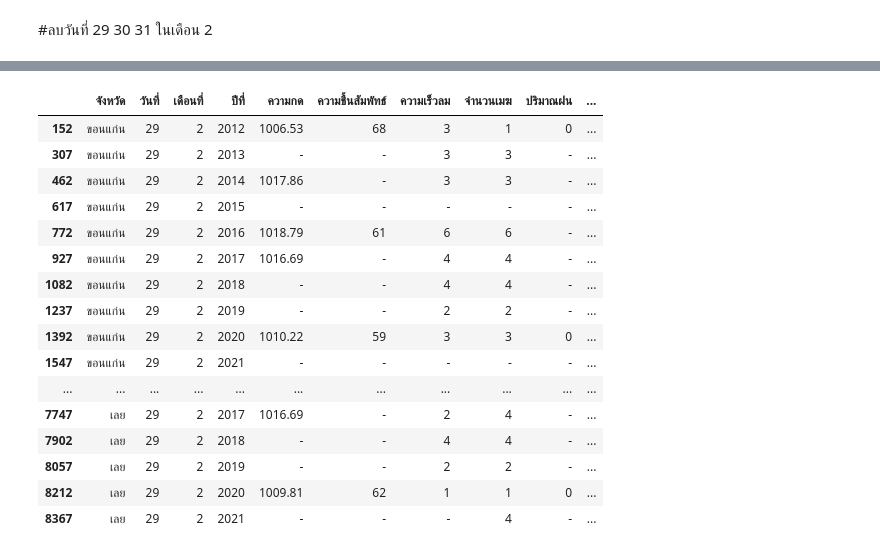
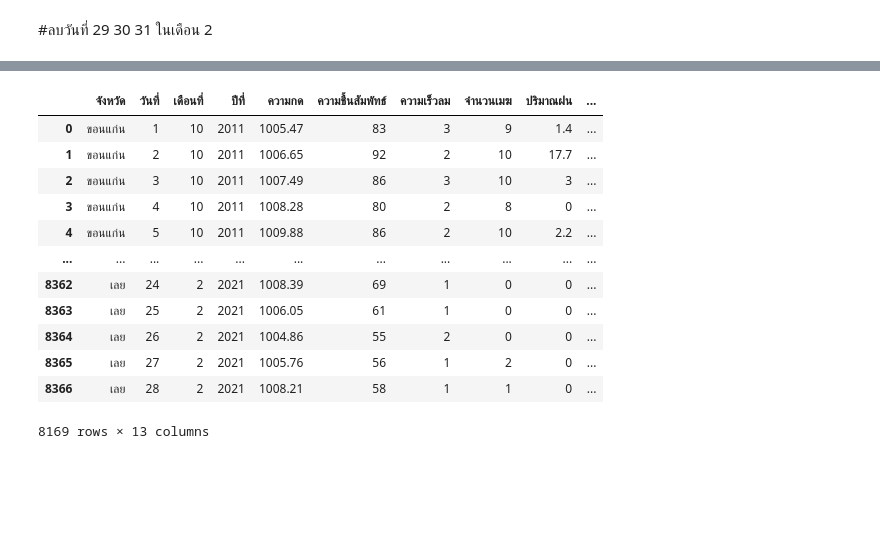
Before and after one commit to Kanchanasud/bsc_dpdm22, a Jupyter notebook: Quiz_Group_5_20_of_Midterm33.ipynb, the cells around one changed output, grey strips where cells are left out. Cells and saved outputs as stored; diff of their text form; code cells hidden in the pictures; blank space fills up the shorter version.

```diff
--- a/Quiz_Group_5_20_of_Midterm33.ipynb
+++ b/Quiz_Group_5_20_of_Midterm33.ipynb
@@ -515,11 +511,11 @@ rk
 # %% [markdown]
 #อุณหภูมิจุดน้ำค้าง(เซลเซียส)
 # %%
-KH6 = pd.read_excel('/content/drive/MyDrive/bsc_DPDM_data/อุตุ/อุณหภูมิจุดน้ำค้าง(เซลเซียส)/จ.ขอนแก่น.xlsx',sheet_name='Sheet1',skiprows=4).rename(columns={'Unnamed: 0' : 'ที่', 'Unnamed: 1' : 'สถานี', 'Unnamed: 2' : 'เดือน/ปี', 'Unnamed: 34' : 'อุณหภูมิจุดน้ำค้าง'})
-NA6 = pd.read_excel('/content/drive/MyDrive/bsc_DPDM_data/อุตุ/อุณหภูมิจุดน้ำค้าง(เซลเซียส)/จ.นครพนม.xlsx',sheet_name='Sheet1',skiprows=4).rename(columns={'Unnamed: 0' : 'ที่', 'Unnamed: 1' : 'สถานี', 'Unnamed: 2' : 'เดือน/ปี', 'Unnamed: 34' : 'อุณหภูมิจุดน้ำค้าง'})
-SA6 = pd.read_excel('/content/drive/MyDrive/bsc_DPDM_data/อุตุ/อุณหภูมิจุดน้ำค้าง(เซลเซียส)/จ.สกล.xlsx',sheet_name='Sheet1',skiprows=4).rename(columns={'Unnamed: 0' : 'ที่', 'Unnamed: 1' : 'สถานี', 'Unnamed: 2' : 'เดือน/ปี', 'Unnamed: 34' : 'อุณหภูมิจุดน้ำค้าง'})
-NO6 = pd.read_excel('/content/drive/MyDrive/bsc_DPDM_data/อุตุ/อุณหภูมิจุดน้ำค้าง(เซลเซียส)/จ.หนองคาย.xlsx',sheet_name='Sheet1',skiprows=4).rename(columns={'Unnamed: 0' : 'ที่', 'Unnamed: 1' : 'สถานี', 'Unnamed: 2' : 'เดือน/ปี', 'Unnamed: 34' : 'อุณหภูมิจุดน้ำค้าง'})
-LO6 = pd.read_excel('/content/drive/MyDrive/bsc_DPDM_data/อุตุ/อุณหภูมิจุดน้ำค้าง(เซลเซียส)/จ.เลย.xlsx',sheet_name='Sheet1',skiprows=4).rename(columns={'Unnamed: 0' : 'ที่', 'Unnamed: 1' : 'สถานี', 'Unnamed: 2' : 'เดือน/ปี', 'Unnamed: 34' : 'อุณหภูมิจุดน้ำค้าง'})
+KH6 = pd.read_excel('/content/drive/MyDrive/bsc_DMPM_data/อุตุ/อุณหภูมิจุดน้ำค้าง(เซลเซียส)/จ.ขอนแก่น.xlsx',sheet_name='Sheet1',skiprows=4).rename(columns={'Unnamed: 0' : 'ที่', 'Unnamed: 1' : 'สถานี', 'Unnamed: 2' : 'เดือน/ปี', 'Unnamed: 34' : 'อุณหภูมิจุดน้ำค้าง'})
+NA6 = pd.read_excel('/content/drive/MyDrive/bsc_DMPM_data/อุตุ/อุณหภูมิจุดน้ำค้าง(เซลเซียส)/จ.นครพนม.xlsx',sheet_name='Sheet1',skiprows=4).rename(columns={'Unnamed: 0' : 'ที่', 'Unnamed: 1' : 'สถานี', 'Unnamed: 2' : 'เดือน/ปี', 'Unnamed: 34' : 'อุณหภูมิจุดน้ำค้าง'})
+SA6 = pd.read_excel('/content/drive/MyDrive/bsc_DMPM_data/อุตุ/อุณหภูมิจุดน้ำค้าง(เซลเซียส)/จ.สกล.xlsx',sheet_name='Sheet1',skiprows=4).rename(columns={'Unnamed: 0' : 'ที่', 'Unnamed: 1' : 'สถานี', 'Unnamed: 2' : 'เดือน/ปี', 'Unnamed: 34' : 'อุณหภูมิจุดน้ำค้าง'})
+NO6 = pd.read_excel('/content/drive/MyDrive/bsc_DMPM_data/อุตุ/อุณหภูมิจุดน้ำค้าง(เซลเซียส)/จ.หนองคาย.xlsx',sheet_name='Sheet1',skiprows=4).rename(columns={'Unnamed: 0' : 'ที่', 'Unnamed: 1' : 'สถานี', 'Unnamed: 2' : 'เดือน/ปี', 'Unnamed: 34' : 'อุณหภูมิจุดน้ำค้าง'})
+LO6 = pd.read_excel('/content/drive/MyDrive/bsc_DMPM_data/อุตุ/อุณหภูมิจุดน้ำค้าง(เซลเซียส)/จ.เลย.xlsx',sheet_name='Sheet1',skiprows=4).rename(columns={'Unnamed: 0' : 'ที่', 'Unnamed: 1' : 'สถานี', 'Unnamed: 2' : 'เดือน/ปี', 'Unnamed: 34' : 'อุณหภูมิจุดน้ำค้าง'})
 
 KH6['จังหวัด'] = 'ขอนแก่น' #เพิ่มคอลัมน์จังหวัด
 NA6['จังหวัด'] = 'นครพนม'
@@ -592,11 +588,11 @@ tk
 # %% [markdown]
 #อุณหภูมิตุ้มแห้ง(เซลเซียส)
 # %%
-KH7 = pd.read_excel('/content/drive/MyDrive/bsc_DPDM_data/อุตุ/อุณหภูมิตุ้มแห้ง(เซลเซียส)/จ.ขอนแก่น.xlsx',sheet_name='Sheet1',skiprows=4).rename(columns={'Unnamed: 0' : 'ที่', 'Unnamed: 1' : 'สถานี', 'Unnamed: 2' : 'เดือน/ปี', 'Unnamed: 34' : 'อุณหภูมิตุ้ม'})
-NA7 = pd.read_excel('/content/drive/MyDrive/bsc_DPDM_data/อุตุ/อุณหภูมิตุ้มแห้ง(เซลเซียส)/จ.นครพนม.xlsx',sheet_name='Sheet1',skiprows=4).rename(columns={'Unnamed: 0' : 'ที่', 'Unnamed: 1' : 'สถานี', 'Unnamed: 2' : 'เดือน/ปี', 'Unnamed: 34' : 'อุณหภูมิตุ้ม'})
-SA7 = pd.read_excel('/content/drive/MyDrive/bsc_DPDM_data/อุตุ/อุณหภูมิตุ้มแห้ง(เซลเซียส)/จ.สกล.xlsx',sheet_name='Sheet1',skiprows=4).rename(columns={'Unnamed: 0' : 'ที่', 'Unnamed: 1' : 'สถานี', 'Unnamed: 2' : 'เดือน/ปี', 'Unnamed: 34' : 'อุณหภูมิตุ้ม'})
-NO7 = pd.read_excel('/content/drive/MyDrive/bsc_DPDM_data/อุตุ/อุณหภูมิตุ้มแห้ง(เซลเซียส)/จ.หนองคาย.xlsx',sheet_name='Sheet1',skiprows=4).rename(columns={'Unnamed: 0' : 'ที่', 'Unnamed: 1' : 'สถานี', 'Unnamed: 2' : 'เดือน/ปี', 'Unnamed: 34' : 'อุณหภูมิตุ้ม'})
-LO7 = pd.read_excel('/content/drive/MyDrive/bsc_DPDM_data/อุตุ/อุณหภูมิตุ้มแห้ง(เซลเซียส)/จ.เลย.xlsx',sheet_name='Sheet1',skiprows=4).rename(columns={'Unnamed: 0' : 'ที่', 'Unnamed: 1' : 'สถานี', 'Unnamed: 2' : 'เดือน/ปี', 'Unnamed: 34' : 'อุณหภูมิตุ้ม'})
+KH7 = pd.read_excel('/content/drive/MyDrive/bsc_DMPM_data/อุตุ/อุณหภูมิตุ้มแห้ง(เซลเซียส)/จ.ขอนแก่น.xlsx',sheet_name='Sheet1',skiprows=4).rename(columns={'Unnamed: 0' : 'ที่', 'Unnamed: 1' : 'สถานี', 'Unnamed: 2' : 'เดือน/ปี', 'Unnamed: 34' : 'อุณหภูมิตุ้ม'})
+NA7 = pd.read_excel('/content/drive/MyDrive/bsc_DMPM_data/อุตุ/อุณหภูมิตุ้มแห้ง(เซลเซียส)/จ.นครพนม.xlsx',sheet_name='Sheet1',skiprows=4).rename(columns={'Unnamed: 0' : 'ที่', 'Unnamed: 1' : 'สถานี', 'Unnamed: 2' : 'เดือน/ปี', 'Unnamed: 34' : 'อุณหภูมิตุ้ม'})
+SA7 = pd.read_excel('/content/drive/MyDrive/bsc_DMPM_data/อุตุ/อุณหภูมิตุ้มแห้ง(เซลเซียส)/จ.สกล.xlsx',sheet_name='Sheet1',skiprows=4).rename(columns={'Unnamed: 0' : 'ที่', 'Unnamed: 1' : 'สถานี', 'Unnamed: 2' : 'เดือน/ปี', 'Unnamed: 34' : 'อุณหภูมิตุ้ม'})
+NO7 = pd.read_excel('/content/drive/MyDrive/bsc_DMPM_data/อุตุ/อุณหภูมิตุ้มแห้ง(เซลเซียส)/จ.หนองคาย.xlsx',sheet_name='Sheet1',skiprows=4).rename(columns={'Unnamed: 0' : 'ที่', 'Unnamed: 1' : 'สถานี', 'Unnamed: 2' : 'เดือน/ปี', 'Unnamed: 34' : 'อุณหภูมิตุ้ม'})
+LO7 = pd.read_excel('/content/drive/MyDrive/bsc_DMPM_data/อุตุ/อุณหภูมิตุ้มแห้ง(เซลเซียส)/จ.เลย.xlsx',sheet_name='Sheet1',skiprows=4).rename(columns={'Unnamed: 0' : 'ที่', 'Unnamed: 1' : 'สถานี', 'Unnamed: 2' : 'เดือน/ปี', 'Unnamed: 34' : 'อุณหภูมิตุ้ม'})
 
 KH7['จังหวัด'] = 'ขอนแก่น' #เพิ่มคอลัมน์จังหวัด
 NA7['จังหวัด'] = 'นครพนม'
@@ -669,11 +665,11 @@ t2k
 # %% [markdown]
 #อุณหภูมิต่ำสุด(เซลเซียส)
 # %%
-KH8 = pd.read_excel('/content/drive/MyDrive/bsc_DPDM_data/อุตุ/อุณหภูมิต่ำสุด(เซลเซียส)/จ.ขอนแก่น.xlsx',sheet_name='Sheet1',skiprows=4).rename(columns={'Unnamed: 0' : 'ที่', 'Unnamed: 1' : 'สถานี', 'Unnamed: 2' : 'เดือน/ปี', 'Unnamed: 34' : 'อุณหภูมิต่ำสุด'})
-NA8 = pd.read_excel('/content/drive/MyDrive/bsc_DPDM_data/อุตุ/อุณหภูมิต่ำสุด(เซลเซียส)/จ.นครพนม.xlsx',sheet_name='Sheet1',skiprows=4).rename(columns={'Unnamed: 0' : 'ที่', 'Unnamed: 1' : 'สถานี', 'Unnamed: 2' : 'เดือน/ปี', 'Unnamed: 34' : 'อุณหภูมิต่ำสุด'})
-SA8 = pd.read_excel('/content/drive/MyDrive/bsc_DPDM_data/อุตุ/อุณหภูมิต่ำสุด(เซลเซียส)/จ.สกล.xlsx',sheet_name='Sheet1',skiprows=4).rename(columns={'Unnamed: 0' : 'ที่', 'Unnamed: 1' : 'สถานี', 'Unnamed: 2' : 'เดือน/ปี', 'Unnamed: 34' : 'อุณหภูมิต่ำสุด'})
-NO8 = pd.read_excel('/content/drive/MyDrive/bsc_DPDM_data/อุตุ/อุณหภูมิต่ำสุด(เซลเซียส)/จ.หนองคาย.xlsx',sheet_name='Sheet1',skiprows=4).rename(columns={'Unnamed: 0' : 'ที่', 'Unnamed: 1' : 'สถานี', 'Unnamed: 2' : 'เดือน/ปี', 'Unnamed: 34' : 'อุณหภูมิต่ำสุด'})
-LO8 = pd.read_excel('/content/drive/MyDrive/bsc_DPDM_data/อุตุ/อุณหภูมิต่ำสุด(เซลเซียส)/จ.เลย.xlsx',sheet_name='Sheet1',skiprows=4).rename(columns={'Unnamed: 0' : 'ที่', 'Unnamed: 1' : 'สถานี', 'Unnamed: 2' : 'เดือน/ปี', 'Unnamed: 34' : 'อุณหภูมิต่ำสุด'})
+KH8 = pd.read_excel('/content/drive/MyDrive/bsc_DMPM_data/อุตุ/อุณหภูมิต่ำสุด(เซลเซียส)/จ.ขอนแก่น.xlsx',sheet_name='Sheet1',skiprows=4).rename(columns={'Unnamed: 0' : 'ที่', 'Unnamed: 1' : 'สถานี', 'Unnamed: 2' : 'เดือน/ปี', 'Unnamed: 34' : 'อุณหภูมิต่ำสุด'})
+NA8 = pd.read_excel('/content/drive/MyDrive/bsc_DMPM_data/อุตุ/อุณหภูมิต่ำสุด(เซลเซียส)/จ.นครพนม.xlsx',sheet_name='Sheet1',skiprows=4).rename(columns={'Unnamed: 0' : 'ที่', 'Unnamed: 1' : 'สถานี', 'Unnamed: 2' : 'เดือน/ปี', 'Unnamed: 34' : 'อุณหภูมิต่ำสุด'})
+SA8 = pd.read_excel('/content/drive/MyDrive/bsc_DMPM_data/อุตุ/อุณหภูมิต่ำสุด(เซลเซียส)/จ.สกล.xlsx',sheet_name='Sheet1',skiprows=4).rename(columns={'Unnamed: 0' : 'ที่', 'Unnamed: 1' : 'สถานี', 'Unnamed: 2' : 'เดือน/ปี', 'Unnamed: 34' : 'อุณหภูมิต่ำสุด'})
+NO8 = pd.read_excel('/content/drive/MyDrive/bsc_DMPM_data/อุตุ/อุณหภูมิต่ำสุด(เซลเซียส)/จ.หนองคาย.xlsx',sheet_name='Sheet1',skiprows=4).rename(columns={'Unnamed: 0' : 'ที่', 'Unnamed: 1' : 'สถานี', 'Unnamed: 2' : 'เดือน/ปี', 'Unnamed: 34' : 'อุณหภูมิต่ำสุด'})
+LO8 = pd.read_excel('/content/drive/MyDrive/bsc_DMPM_data/อุตุ/อุณหภูมิต่ำสุด(เซลเซียส)/จ.เลย.xlsx',sheet_name='Sheet1',skiprows=4).rename(columns={'Unnamed: 0' : 'ที่', 'Unnamed: 1' : 'สถานี', 'Unnamed: 2' : 'เดือน/ปี', 'Unnamed: 34' : 'อุณหภูมิต่ำสุด'})
 
 KH8['จังหวัด'] = 'ขอนแก่น' #เพิ่มคอลัมน์จังหวัด
 NA8['จังหวัด'] = 'นครพนม'
@@ -799,21 +777,0 @@ this_merge
-# %%
-this_merge2 = this_merge[this_merge['วันที่']==29]
-this_merge2
-# %% [output]
-|  | จังหวัด | วันที่ | เดือนที่ | ปีที่ | ความกด | ความชื้นสัมพัทธ์ | ความเร็วลม | จำนวนเมฆ | ปริมาณฝน | ... |
-| 152 | ขอนแก่น | 29 | 2 | 2012 | 1006.53 | 68 | 3 | 1 | 0 | ... |
-| 307 | ขอนแก่น | 29 | 2 | 2013 | - | - | 3 | 3 | - | ... |
-| 462 | ขอนแก่น | 29 | 2 | 2014 | 1017.86 | - | 3 | 3 | - | ... |
-| 617 | ขอนแก่น | 29 | 2 | 2015 | - | - | - | - | - | ... |
-| 772 | ขอนแก่น | 29 | 2 | 2016 | 1018.79 | 61 | 6 | 6 | - | ... |
-| 927 | ขอนแก่น | 29 | 2 | 2017 | 1016.69 | - | 4 | 4 | - | ... |
-| 1082 | ขอนแก่น | 29 | 2 | 2018 | - | - | 4 | 4 | - | ... |
-| 1237 | ขอนแก่น | 29 | 2 | 2019 | - | - | 2 | 2 | - | ... |
-| 1392 | ขอนแก่น | 29 | 2 | 2020 | 1010.22 | 59 | 3 | 3 | 0 | ... |
-| 1547 | ขอนแก่น | 29 | 2 | 2021 | - | - | - | - | - | ... |
-| ... | ... | ... | ... | ... | ... | ... | ... | ... | ... | ... |
-| 7747 | เลย | 29 | 2 | 2017 | 1016.69 | - | 2 | 4 | - | ... |
-| 7902 | เลย | 29 | 2 | 2018 | - | - | 4 | 4 | - | ... |
-| 8057 | เลย | 29 | 2 | 2019 | - | - | 2 | 2 | - | ... |
-| 8212 | เลย | 29 | 2 | 2020 | 1009.81 | 62 | 1 | 1 | 0 | ... |
-| 8367 | เลย | 29 | 2 | 2021 | - | - | - | 4 | - | ... |
@@ -819,0 +781,20 @@ this_merge2
+# %%
+d_m_y=["ปีที่","เดือนที่","วันที่"]
+merge7['date'] = merge7[d_m_y].apply(lambda x: '-'.join(x.values.astype(str)), axis="columns")
+merge7['date'] = pd.to_datetime(merge7['date'], errors='coerce')
+merge7 = merge7.dropna(subset=['date'])
+merge7
+# %% [output]
+|  | จังหวัด | วันที่ | เดือนที่ | ปีที่ | ความกด | ความชื้นสัมพัทธ์ | ความเร็วลม | จำนวนเมฆ | ปริมาณฝน | ... |
+| 0 | ขอนแก่น | 1 | 10 | 2011 | 1005.47 | 83 | 3 | 9 | 1.4 | ... |
+| 1 | ขอนแก่น | 2 | 10 | 2011 | 1006.65 | 92 | 2 | 10 | 17.7 | ... |
+| 2 | ขอนแก่น | 3 | 10 | 2011 | 1007.49 | 86 | 3 | 10 | 3 | ... |
+| 3 | ขอนแก่น | 4 | 10 | 2011 | 1008.28 | 80 | 2 | 8 | 0 | ... |
+| 4 | ขอนแก่น | 5 | 10 | 2011 | 1009.88 | 86 | 2 | 10 | 2.2 | ... |
+| ... | ... | ... | ... | ... | ... | ... | ... | ... | ... | ... |
+| 8362 | เลย | 24 | 2 | 2021 | 1008.39 | 69 | 1 | 0 | 0 | ... |
+| 8363 | เลย | 25 | 2 | 2021 | 1006.05 | 61 | 1 | 0 | 0 | ... |
+| 8364 | เลย | 26 | 2 | 2021 | 1004.86 | 55 | 2 | 0 | 0 | ... |
+| 8365 | เลย | 27 | 2 | 2021 | 1005.76 | 56 | 1 | 2 | 0 | ... |
+| 8366 | เลย | 28 | 2 | 2021 | 1008.21 | 58 | 1 | 1 | 0 | ... |
+8169 rows × 13 columns
```
Also changed, not shown: parts of 10 cells of this notebook.
